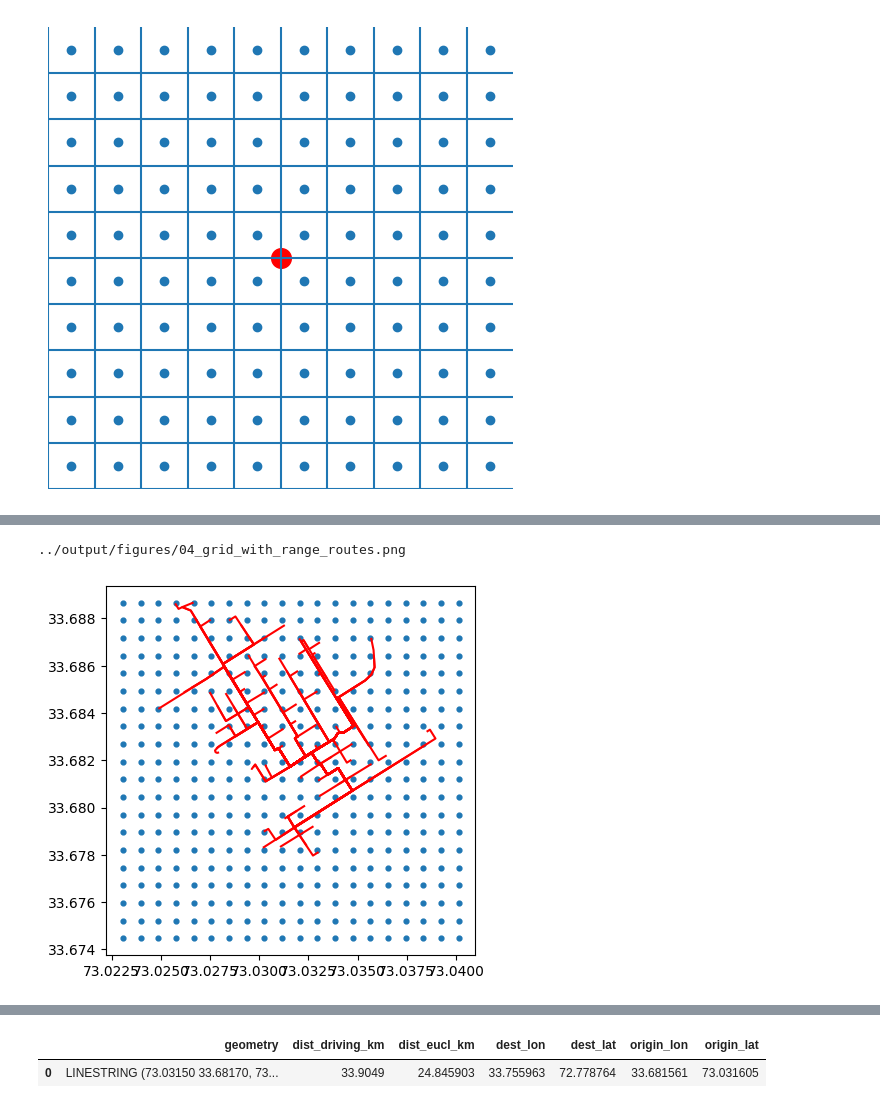
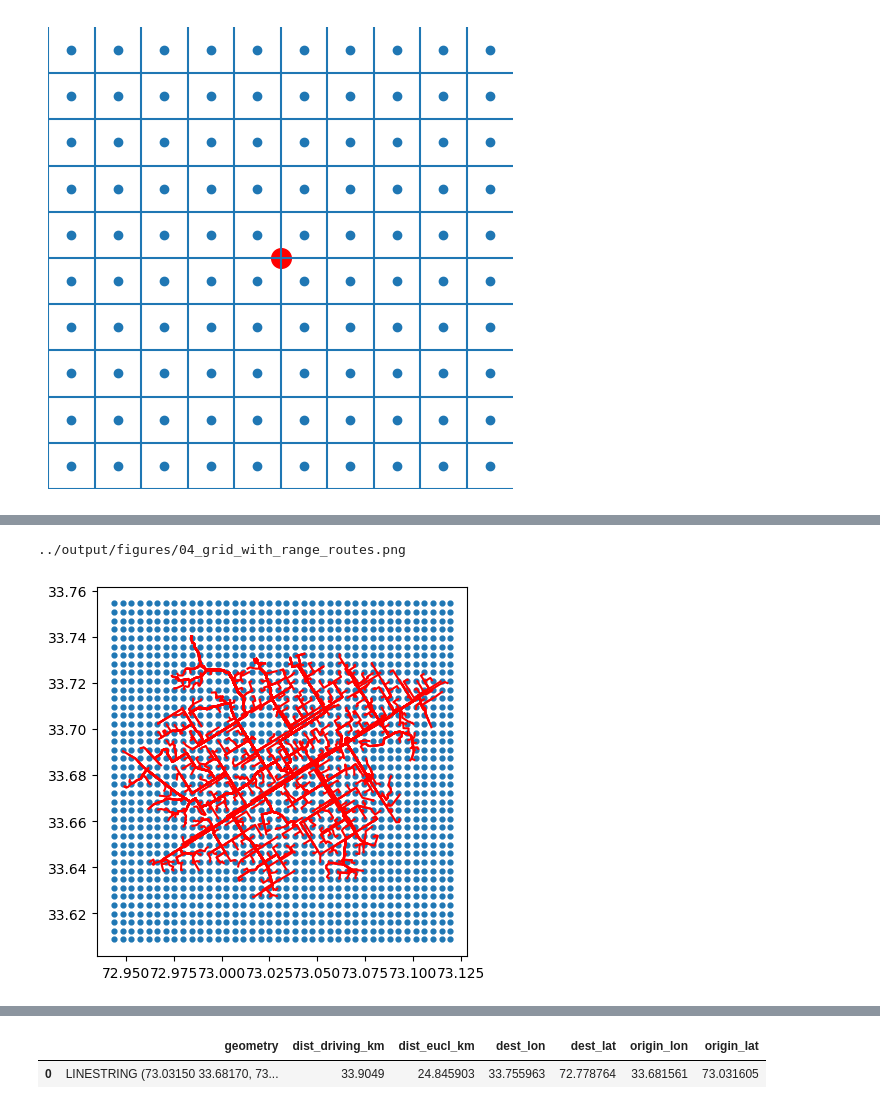
Before and after one commit to TJhon/python-raster-crop, a Jupyter notebook: tutorials/islamabad.ipynb, the cells around one changed output, grey strips where cells are left out. Saved outputs shown, nothing was run; the diff lists cells and outputs as text; code cells hidden in the pictures.

```diff
--- a/tutorials/islamabad.ipynb
+++ b/tutorials/islamabad.ipynb
@@ -138,11 +138,11 @@ generate_grid(radius_km=5, grid_km_size=1, name='grid_5_1')
 ../output/figures/02_grid_5_1.png
 [figure]
 # %%
-x, y = generate_grid(radius_km=1, grid_km_size=0.1, show=True)
+x, y = generate_grid(radius_km=10, grid_km_size=0.5, show=True)
 gdf = gpd.GeoDataFrame(geometry=gpd.points_from_xy(x, y)).set_crs(crs_moll).to_crs(crs_lat)
 x, y = gdf.geometry.x.values, gdf.geometry.y.values
 plt.scatter(x, y, s=12)
-gdf_area = areas.get_routes(from_, filter_km=False, radius_km=1, grid_km_size=0.1)
+gdf_area = areas.get_routes(from_, filter_km=False, radius_km=10, grid_km_size=0.5)
 gdf_area.plot(ax=plt.gca(), edgecolor = 'red')
 save_plot(name="Grid_with_routes")
 # %% [output]
@@ -152,11 +152,11 @@ save_plot(name="Grid_with_routes")
 # %%
 plt.scatter(x, y, s=12)
-gdf_area_filter = areas.get_routes(from_, filter_km=True, radius_km=1, grid_km_size=0.1)
+gdf_area_filter = areas.get_routes(from_, filter_km=True, radius_km=10, grid_km_size=0.5)
 gdf_area_filter.plot(ax=plt.gca(), edgecolor = 'red')
 save_plot(name='grid_with_range_routes')
 # %% [output]
 ../output/figures/04_grid_with_range_routes.png
-[figure, old version]
+[figure, new version]
 # %%
 plt.scatter("dest_lat", 'dest_lon', data = gdf_area_filter)
 gdf_area_filter.plot(ax=plt.gca(), edgecolor = 'red')
```
Also changed, not shown: parts of 4 cells of this notebook, 5 other files.
